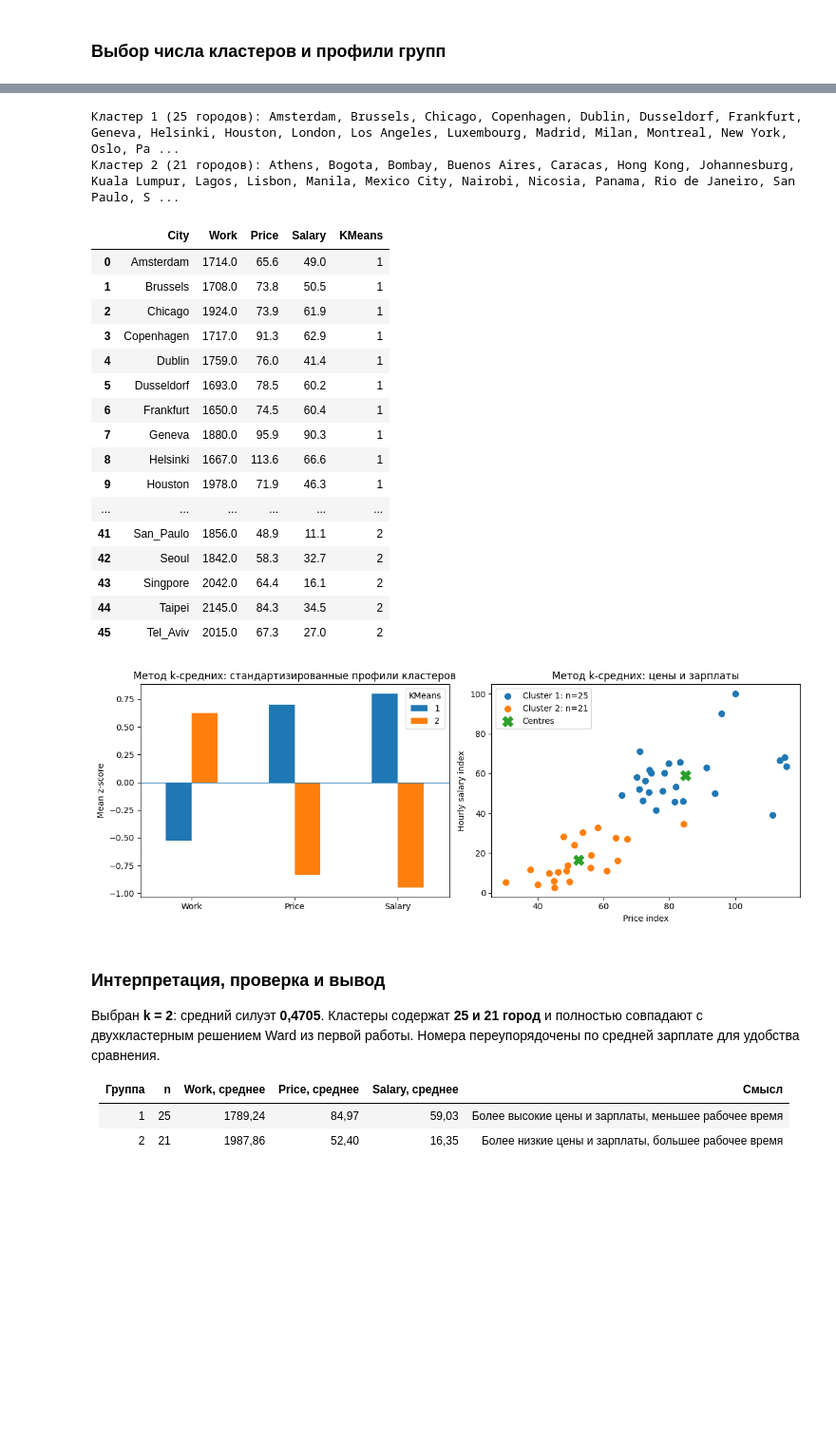
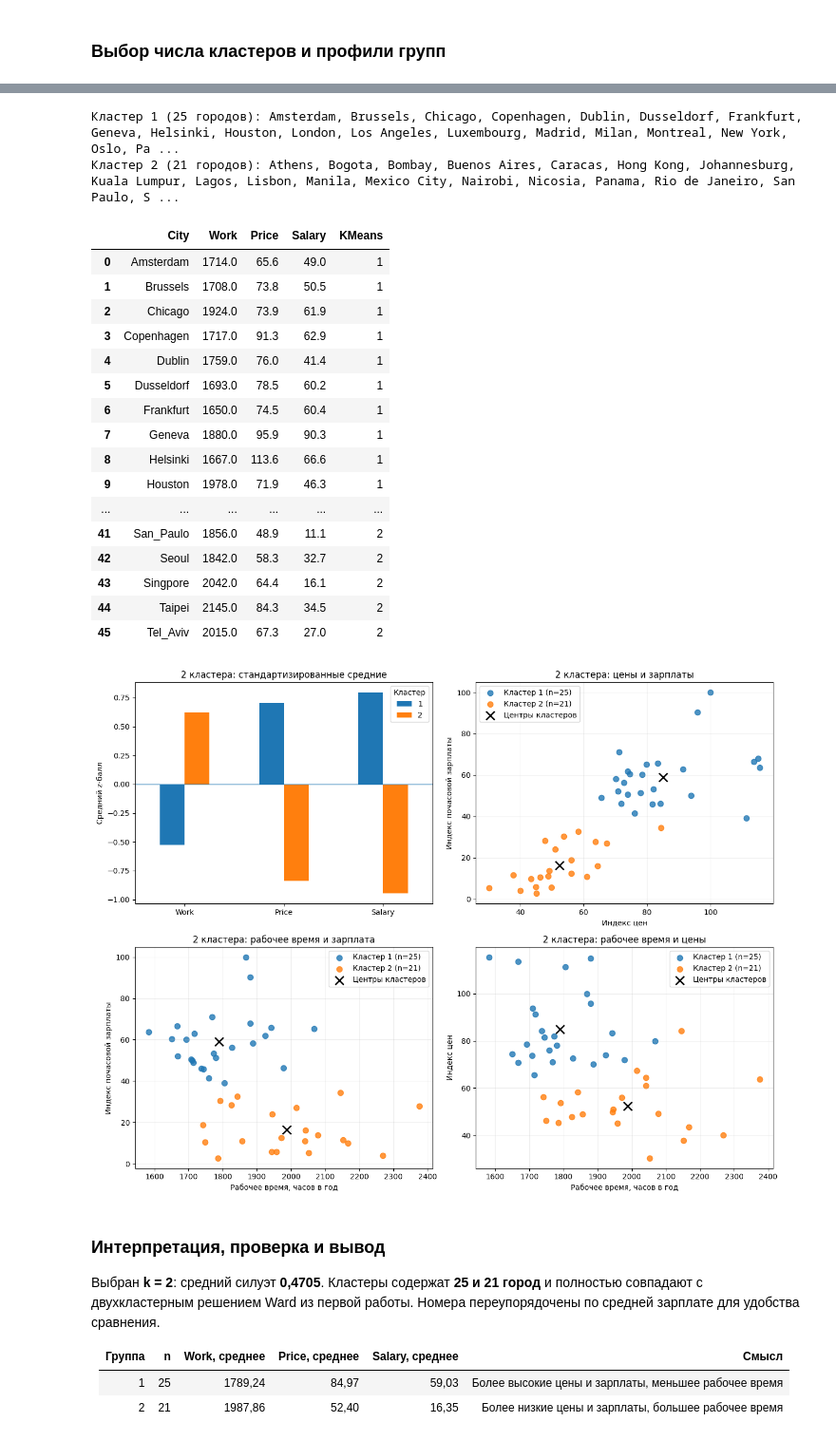
Before and after one commit to IvanManomenov/python_data_analytics, a Jupyter notebook: lab2/lab2_kmeans.ipynb, the cells around one changed output, grey strips where cells are left out. Shown at 95% size. Cells and saved outputs as stored; diff of their text form; code cells hidden in the pictures; blank space fills up the shorter version.

Commit message:
Add pair plots and alternative cluster analysis to lab2

```diff
--- a/lab2/lab2_kmeans.ipynb
+++ b/lab2/lab2_kmeans.ipynb
@@ -81,52 +81,70 @@ axes[1].axvline(km_k, linestyle='--')
 axes[1].set(title='Метод k-средних: средний силуэт', xlabel='k', ylabel='Silhouette', xticks=km_scores.k)
 for ax in axes: ax.grid(alpha=.2)
 plt.tight_layout(); plt.show()
-km_summary = cities2.groupby('KMeans').agg(
-    Cities=('City','size'), Work=('Work','mean'), Price=('Price','mean'), Salary=('Salary','mean'))
+km_summary = cities2.groupby('KMeans').agg(Cities=('City','size'), Work=('Work','mean'), Price=('Price','mean'), Salary=('Salary','mean'))
 display(km_summary.round(2))
 for c, part in cities2.groupby('KMeans'):
     print(f'Кластер {c} ({len(part)} городов):', ', '.join(part.City.str.replace('_', ' ').sort_values()))
 display(cities2.sort_values(['KMeans','City']).reset_index(drop=True))
 
-# Центры показаны в исходных единицах; двумерный график не заменяет трёхмерную модель.
-fig, axes = plt.subplots(1, 2, figsize=(12, 4.5))
-zprof2 = pd.DataFrame(X2, columns=features2).assign(KMeans=km_labels).groupby('KMeans').mean()
-zprof2.T.plot.bar(ax=axes[0], rot=0)
-axes[0].axhline(0, linewidth=1)
-axes[0].set(title='Метод k-средних: стандартизированные профили кластеров', ylabel='Mean z-score')
-for c, part in cities2.groupby('KMeans'):
-    axes[1].scatter(part.Price, part.Salary, s=50, label=f'Cluster {c}: n={len(part)}')
-centres2 = scaler2.inverse_transform(km_model.cluster_centers_)
-axes[1].scatter(centres2[:,1], centres2[:,2], marker='X', s=150, label='Centres')
-axes[1].set(title='Метод k-средних: цены и зарплаты', xlabel='Price index', ylabel='Hourly salary index')
-axes[1].legend(); plt.tight_layout(); plt.show()
-# Правый график показывает только два из трёх признаков модели.
+# Все три парные проекции используют одно разбиение по трём признакам.
+def plot_kmeans_groups(model, group_labels, k):
+    plot_data = cities2.assign(KMeans=group_labels)
+    profiles = (pd.DataFrame(X2, columns=features2)
+                .assign(KMeans=group_labels).groupby('KMeans').mean())
+    # Возвращаем центры модели из стандартизированных в исходные единицы.
+    centers = pd.DataFrame(scaler2.inverse_transform(model.cluster_centers_), columns=features2)
+    fig, axes = plt.subplots(2, 2, figsize=(13, 10))
+    axes = axes.ravel()
+    profiles.T.plot.bar(ax=axes[0], rot=0)
+    axes[0].axhline(0, linewidth=1)
+    axes[0].set(title=f'{k} кластера: стандартизированные средние', ylabel='Средний z-балл')
+    axes[0].legend(title='Кластер')
+    for ax, x, y, title in [
+        (axes[1], 'Price', 'Salary', 'Цены и зарплаты'),
+        (axes[2], 'Work', 'Salary', 'Рабочее время и зарплата'),
+        (axes[3], 'Work', 'Price', 'Рабочее время и цены')
+    ]:
+        for cluster, part in plot_data.groupby('KMeans'):
+            ax.scatter(part[x], part[y], s=55, alpha=.8,
+                       label=f'Кластер {cluster} (n={len(part)})')
+        ax.scatter(centers[x], centers[y], marker='x', c='black',
+                   s=130, linewidths=2, zorder=5, label='Центры кластеров')
+        axis_names = {'Work': 'Рабочее время, часов в год',
+                      'Price': 'Индекс цен', 'Salary': 'Индекс почасовой зарплаты'}
+        ax.set(title=f'{k} кластера: {title.lower()}', xlabel=axis_names[x], ylabel=axis_names[y])
+        ax.legend()
+        ax.grid(alpha=.2)
+    plt.tight_layout()
+    plt.show()
+
+plot_kmeans_groups(km_model, km_labels, km_k)
 # %% [output]
 [figure]
 |  | Cities | Work | Price | Salary |
 | KMeans |  |  |  |  |
 | 1 | 25 | 1789.24 | 84.97 | 59.03 |
 | 2 | 21 | 1987.86 | 52.40 | 16.35 |
 Кластер 1 (25 городов): Amsterdam, Brussels, Chicago, Copenhagen, Dublin, Dusseldorf, Frankfurt, Geneva, Helsinki, Houston, London, Los Angeles, Luxembourg, Madrid, Milan, Montreal, New York, Oslo, Pa ...
 Кластер 2 (21 городов): Athens, Bogota, Bombay, Buenos Aires, Caracas, Hong Kong, Johannesburg, Kuala Lumpur, Lagos, Lisbon, Manila, Mexico City, Nairobi, Nicosia, Panama, Rio de Janeiro, San Paulo, S ...
 |  | City | Work | Price | Salary | KMeans |
 | 0 | Amsterdam | 1714.0 | 65.6 | 49.0 | 1 |
 | 1 | Brussels | 1708.0 | 73.8 | 50.5 | 1 |
 | 2 | Chicago | 1924.0 | 73.9 | 61.9 | 1 |
 | 3 | Copenhagen | 1717.0 | 91.3 | 62.9 | 1 |
 | 4 | Dublin | 1759.0 | 76.0 | 41.4 | 1 |
 | 5 | Dusseldorf | 1693.0 | 78.5 | 60.2 | 1 |
 | 6 | Frankfurt | 1650.0 | 74.5 | 60.4 | 1 |
 | 7 | Geneva | 1880.0 | 95.9 | 90.3 | 1 |
 | 8 | Helsinki | 1667.0 | 113.6 | 66.6 | 1 |
 | 9 | Houston | 1978.0 | 71.9 | 46.3 | 1 |
 | ... | ... | ... | ... | ... | ... |
 | 41 | San_Paulo | 1856.0 | 48.9 | 11.1 | 2 |
 | 42 | Seoul | 1842.0 | 58.3 | 32.7 | 2 |
 | 43 | Singpore | 2042.0 | 64.4 | 16.1 | 2 |
 | 44 | Taipei | 2145.0 | 84.3 | 34.5 | 2 |
 | 45 | Tel_Aviv | 2015.0 | 67.3 | 27.0 | 2 |
-[figure, old version]
+[figure, new version]
 # %% [markdown]
 ### Интерпретация, проверка и вывод
 
```
Also changed, not shown: parts of 6 cells of this notebook.
